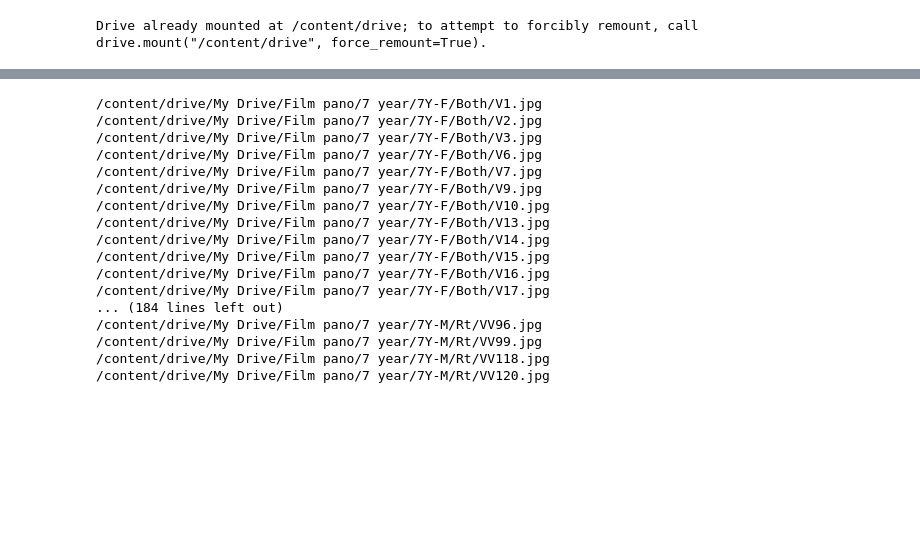
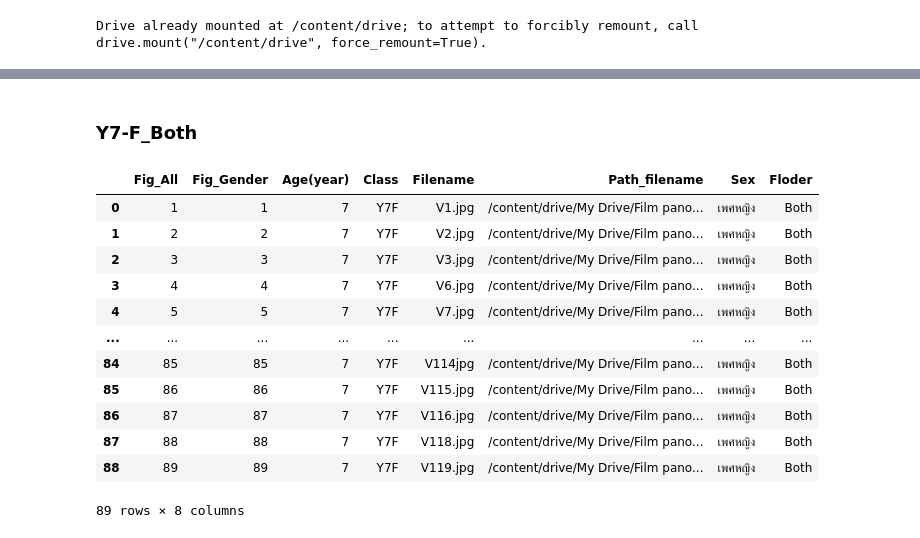
Before and after one commit to Wanita-8943/efficientnet_keras_transfer_learning, a Jupyter notebook: ตัดรูป.ipynb, the cells around one changed output, grey strips where cells are left out. Cells and saved outputs as stored; diff of their text form; code cells hidden in the pictures; blank space fills up the shorter version.

```diff
--- a/ตัดรูป.ipynb
+++ b/ตัดรูป.ipynb
@@ -30,8 +69,27 @@ Y7 = df[df['Class'] == 'Y7']
+# %% [markdown]
+### Y7-F_Both
+# %%
+Y7_1 = df[(df['Class'] == 'Y7F')&(df['Floder']=='Both')]
+Y7_1
+# %% [output]
+|  | Fig_All | Fig_Gender | Age(year) | Class | Filename | Path_filename | Sex | Floder |
+| 0 | 1 | 1 | 7 | Y7F | V1.jpg | /content/drive/My Drive/Film pano... | เพศหญิง | Both |
+| 1 | 2 | 2 | 7 | Y7F | V2.jpg | /content/drive/My Drive/Film pano... | เพศหญิง | Both |
+| 2 | 3 | 3 | 7 | Y7F | V3.jpg | /content/drive/My Drive/Film pano... | เพศหญิง | Both |
+| 3 | 4 | 4 | 7 | Y7F | V6.jpg | /content/drive/My Drive/Film pano... | เพศหญิง | Both |
+| 4 | 5 | 5 | 7 | Y7F | V7.jpg | /content/drive/My Drive/Film pano... | เพศหญิง | Both |
+| ... | ... | ... | ... | ... | ... | ... | ... | ... |
+| 84 | 85 | 85 | 7 | Y7F | V114jpg | /content/drive/My Drive/Film pano... | เพศหญิง | Both |
+| 85 | 86 | 86 | 7 | Y7F | V115.jpg | /content/drive/My Drive/Film pano... | เพศหญิง | Both |
+| 86 | 87 | 87 | 7 | Y7F | V116.jpg | /content/drive/My Drive/Film pano... | เพศหญิง | Both |
+| 87 | 88 | 88 | 7 | Y7F | V118.jpg | /content/drive/My Drive/Film pano... | เพศหญิง | Both |
+| 88 | 89 | 89 | 7 | Y7F | V119.jpg | /content/drive/My Drive/Film pano... | เพศหญิง | Both |
+89 rows × 8 columns
 # %%
 from PIL import Image
 import matplotlib.pyplot as plt
 
-path = Y7['Path_filename'].tolist()
+path = Y7_1['Path_filename'].tolist()
 frac = 0.60
 for i in path:
     filename = i.split("/")[-1]
@@ -44,33 +102,21 @@ for i in path:
     bottom = img.size[1]
     cropped_left = img.crop((left, upper, right, bottom))
     #save setting by youreself
-    cropped_left.save('/content/drive/MyDrive/Cut_Panoramic_Film/7 year/7Y-F/Both/left/'+filename)
+    cropped_left.save('/content/drive/MyDrive/cut_panoramic/7Y/7Y-F/Both/1.'+filename)
 
-    # #right ---------------------------------------------------
+    #right ---------------------------------------------------
     left = img.size[0]*((1-frac))
     upper = 0
     right = img.size[0]
     bottom = img.size[1]
     cropped_right= img.crop((left, upper, right, bottom))
-    # #save setting by youreself
-    cropped_left.save('/content/drive/MyDrive/Cut_Panoramic_Film/7 year/7Y-F/Both/right/'+filename)
+    #save setting by youreself
+    cropped_right.save('/content/drive/MyDrive/cut_panoramic/7Y/7Y-F/Both/2.'+filename)
 
-    # #flip ---------------------------------------------------
+    #flip ---------------------------------------------------
+    # #read the image
+    im = Image.open('/content/drive/MyDrive/cut_panoramic/7Y/7Y-F/Both/2.'+filename)
+
+    #flip image
+    out = im.transpose(PIL.Image.FLIP_LEFT_RIGHT)
+    out.save('/content/drive/MyDrive/cut_panoramic/7Y/7Y-F/Both/2.2'+filename)
-# %% [output]
-/content/drive/My Drive/Film pano/7 year/7Y-F/Both/V1.jpg
-/content/drive/My Drive/Film pano/7 year/7Y-F/Both/V2.jpg
-/content/drive/My Drive/Film pano/7 year/7Y-F/Both/V3.jpg
-/content/drive/My Drive/Film pano/7 year/7Y-F/Both/V6.jpg
-/content/drive/My Drive/Film pano/7 year/7Y-F/Both/V7.jpg
-/content/drive/My Drive/Film pano/7 year/7Y-F/Both/V9.jpg
-/content/drive/My Drive/Film pano/7 year/7Y-F/Both/V10.jpg
-/content/drive/My Drive/Film pano/7 year/7Y-F/Both/V13.jpg
-/content/drive/My Drive/Film pano/7 year/7Y-F/Both/V14.jpg
-/content/drive/My Drive/Film pano/7 year/7Y-F/Both/V15.jpg
-/content/drive/My Drive/Film pano/7 year/7Y-F/Both/V16.jpg
-/content/drive/My Drive/Film pano/7 year/7Y-F/Both/V17.jpg
-... (184 lines left out)
-/content/drive/My Drive/Film pano/7 year/7Y-M/Rt/VV96.jpg
-/content/drive/My Drive/Film pano/7 year/7Y-M/Rt/VV99.jpg
-/content/drive/My Drive/Film pano/7 year/7Y-M/Rt/VV118.jpg
-/content/drive/My Drive/Film pano/7 year/7Y-M/Rt/VV120.jpg
```
Also changed, not shown: parts of 19 cells of this notebook.
